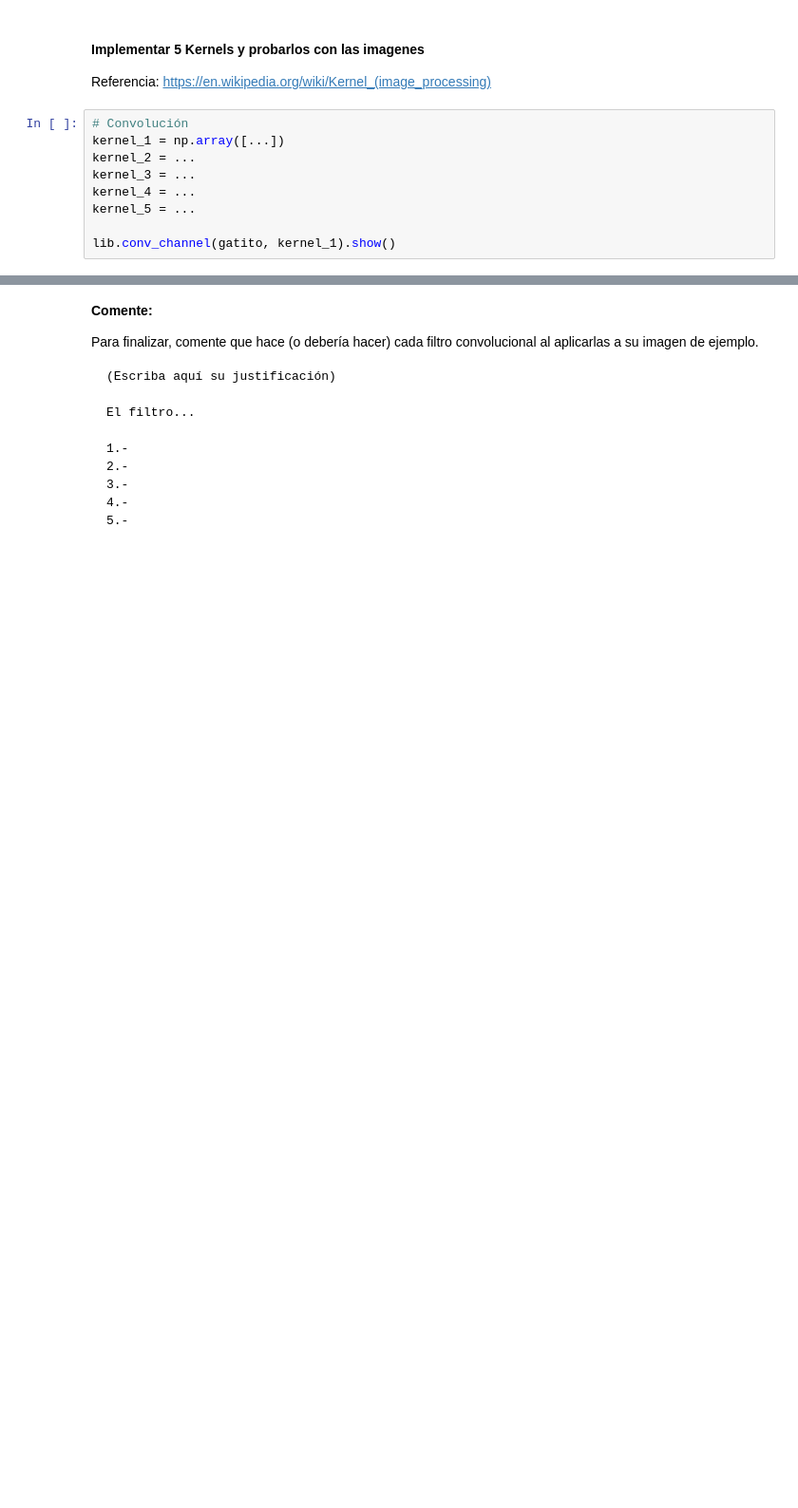
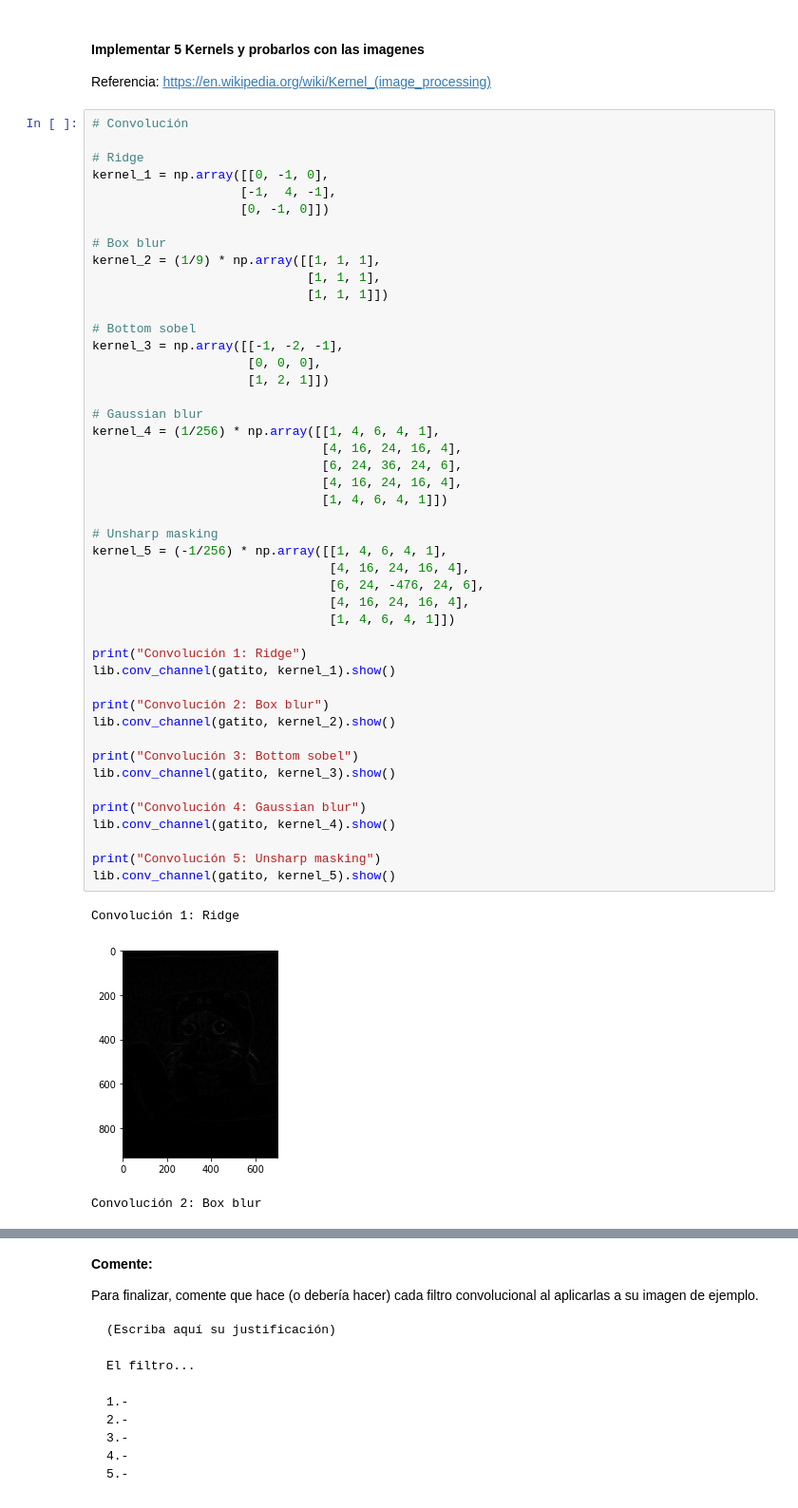
Before and after one commit to ElLuquitas/MDS7202-labs, a Jupyter notebook: lab2/Lab2_enunciado.ipynb, the cells around one changed output, grey strips where cells are left out. Shown at 95% size. Drawn from its saved outputs; the diff is of its cells as text; blank space fills up the shorter version.

```diff
--- a/lab2/Lab2_enunciado.ipynb
+++ b/lab2/Lab2_enunciado.ipynb
@@ -750,12 +800,53 @@ Convolución
 
 Referencia:
 https://en.wikipedia.org/wiki/Kernel_(image_processing)
-# %%
-# Convolución
-kernel_1 = np.array([...])
-kernel_2 = ...
-kernel_3 = ...
-kernel_4 = ...
-kernel_5 = ...
-
-lib.conv_channel(gatito, kernel_1).show()
+# %%
+# Convolución
+
+# Ridge
+kernel_1 = np.array([[0, -1, 0],
+                    [-1,  4, -1],
+                    [0, -1, 0]])
+
+# Box blur
+kernel_2 = (1/9) * np.array([[1, 1, 1],
+                             [1, 1, 1],
+                             [1, 1, 1]])
+
+# Bottom sobel
+kernel_3 = np.array([[-1, -2, -1],
+                     [0, 0, 0],
+                     [1, 2, 1]])
+
+# Gaussian blur
+kernel_4 = (1/256) * np.array([[1, 4, 6, 4, 1],
+                               [4, 16, 24, 16, 4],
+                               [6, 24, 36, 24, 6],
+                               [4, 16, 24, 16, 4],
+                               [1, 4, 6, 4, 1]])
+
+# Unsharp masking
+kernel_5 = (-1/256) * np.array([[1, 4, 6, 4, 1],
+                                [4, 16, 24, 16, 4],
+                                [6, 24, -476, 24, 6],
+                                [4, 16, 24, 16, 4],
+                                [1, 4, 6, 4, 1]])
+
+print("Convolución 1: Ridge")
+lib.conv_channel(gatito, kernel_1).show()
+
+print("Convolución 2: Box blur")
+lib.conv_channel(gatito, kernel_2).show()
+
+print("Convolución 3: Bottom sobel")
+lib.conv_channel(gatito, kernel_3).show()
+
+print("Convolución 4: Gaussian blur")
+lib.conv_channel(gatito, kernel_4).show()
+
+print("Convolución 5: Unsharp masking")
+lib.conv_channel(gatito, kernel_5).show()
+# %% [output]
+Convolución 1: Ridge
+[figure, added]
+Convolución 2: Box blur
```
Also changed, not shown: parts of 7 cells of this notebook.
